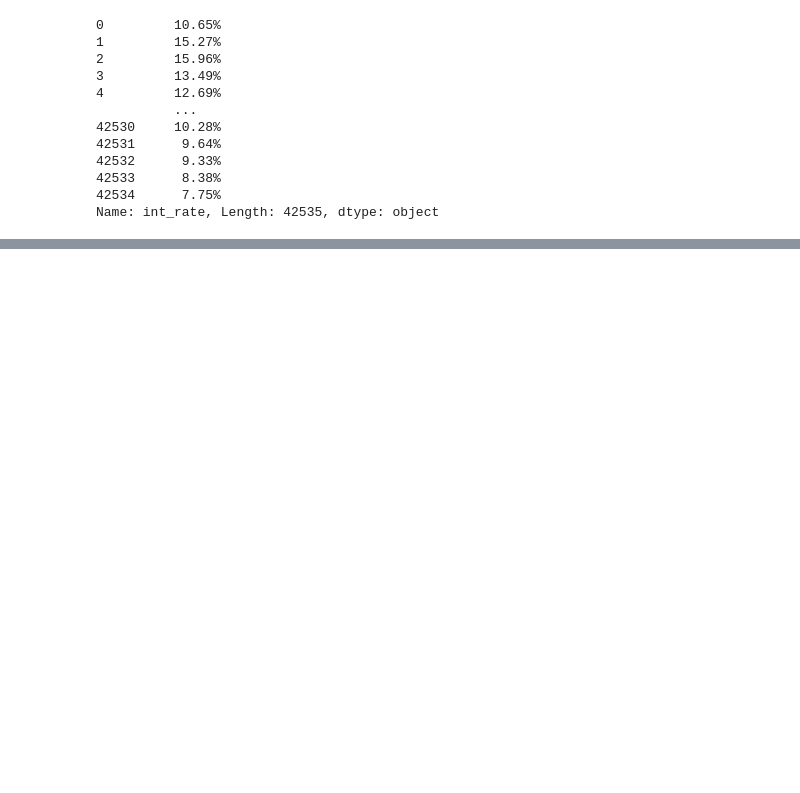
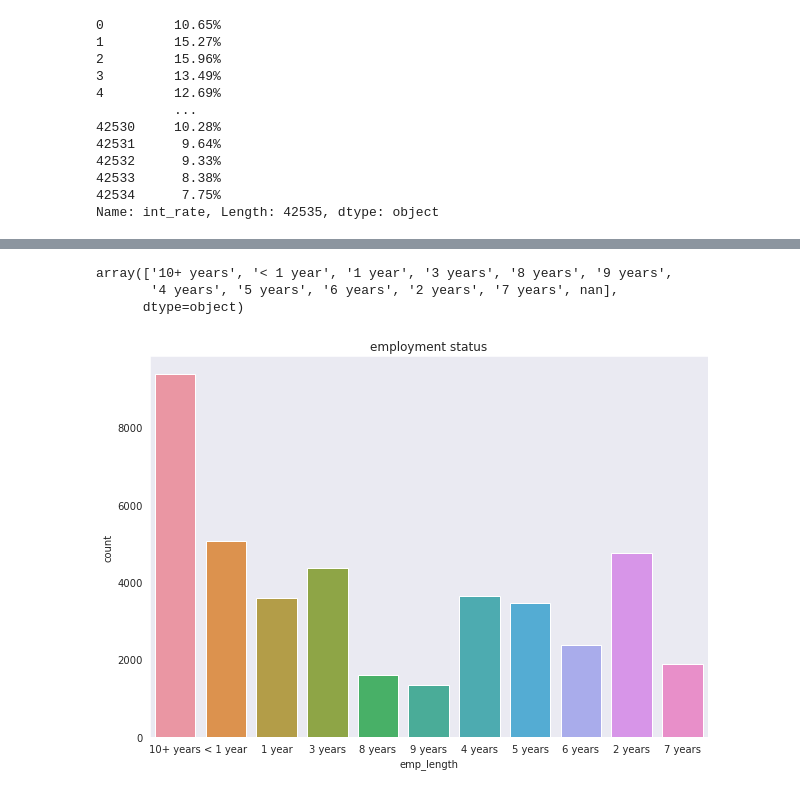
Before and after one commit to Chinmay487/money_lending_club, a Jupyter notebook: analysis.ipynb, the cells around one changed output, grey strips where cells are left out. Saved outputs shown, nothing was run; the diff lists cells and outputs as text; code cells hidden in the pictures; blank space fills up the shorter version.

```diff
--- a/analysis.ipynb
+++ b/analysis.ipynb
@@ -166,3 +197,10 @@ df['int_rate']
 42533      8.38%
 42534      7.75%
 Name: int_rate, Length: 42535, dtype: object
+# %%
+def update_int_rate(element):
+    return eval(element.replace(' ','').replace('%',''))
+# %%
+new_int_rate = map(update_int_rate,df_copy['int_rate'])
+# %%
+new_int_rate = list(new_int_rate)
@@ -168,0 +211,2 @@ Name: int_rate, Length: 42535, dtype: object
+# %%
+df_copy['int_rate'] = new_int_rate
@@ -168,0 +330,14 @@ Name: int_rate, Length: 42535, dtype: object
+# %%
+df_copy["emp_length"].unique()
+# %% [output]
+array(['10+ years', '< 1 year', '1 year', '3 years', '8 years', '9 years',
+       '4 years', '5 years', '6 years', '2 years', '7 years', nan],
+      dtype=object)
+# %%
+plt.figure(figsize=(10,7))
+plt.grid()
+sns.countplot(x="emp_length",data=df_copy)
+plt.title("employment status")
+plt.show()
+# %% [output]
+[figure, added]
```
Also changed, not shown: parts of 77 cells of this notebook, 1 other file.
